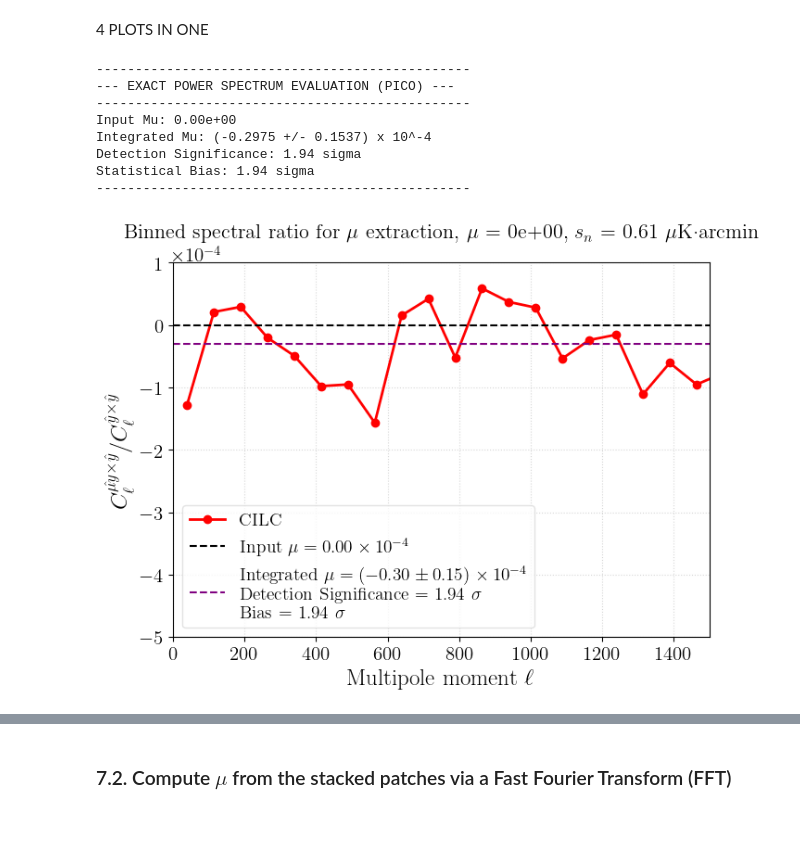
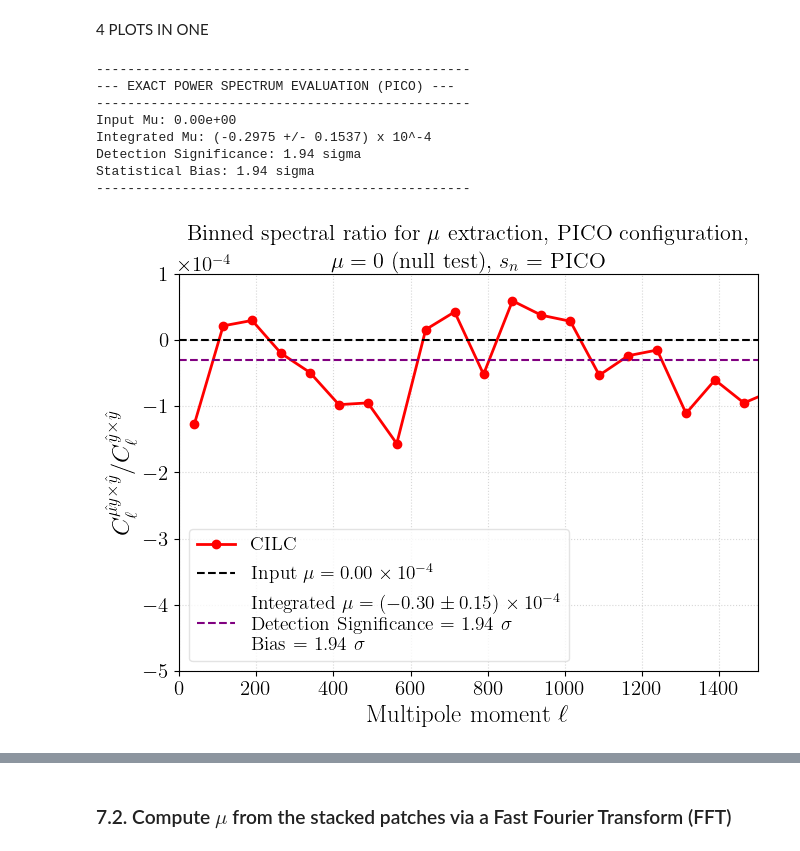
Before and after one commit to JoanRibotOliver/TFM, a Jupyter notebook: Code/CILC_0e+00_PICO_0.61muK_ch.ipynb, the cells around one changed output, grey strips where cells are left out. Drawn from its saved outputs; the diff is of its cells as text; code cells hidden in the pictures; blank space fills up the shorter version.

```diff
--- a/Code/CILC_0e+00_PICO_0.61muK_ch.ipynb
+++ b/Code/CILC_0e+00_PICO_0.61muK_ch.ipynb
@@ -4288,32 +4292,34 @@ ax.yaxis.set_major_formatter(formatter)
 
 # Augmentem també la mida de la font del multiplicador superior (el "x10^-5")
 ax.yaxis.get_offset_text().set_fontsize(15)
 
 # ============================================================================
 # --- LABELS, LEGEND I POLISHING ---
 # ============================================================================
-plt.title(rf'Binned spectral ratio for $\mu$ extraction, $\mu$ = {mu:.0e}, $s_n$ = {base_sensitivity_uk_arcmin:.2f} $\mu$K·arcmin')
+plt.title(rf"\begin{{center}} Binned spectral ratio for $\mu$ extraction, {freq_str_name} configuration,\\"
+    rf"$\mu = {mu_input/1e-4:.0f}$ (null test), $s_n = $ PICO \end{{center}}", pad=-12.5, loc='center')
+
 ax.set_xlabel(r'Multipole moment $\ell$')
 ax.set_ylabel(r'$C_{\ell}^{\hat{\mu y} \times \hat{y}} / C_{\ell}^{\hat{y} \times \hat{y}}$')
 
 ax.set_xlim(0, 1500)
 ax.set_ylim(-5e-4, 1e-4)
 ax.grid(True, linestyle=':', alpha=0.5)
 #ax.legend(loc='best', frameon=True, facecolor='white', edgecolor='gainsboro')
 ax.legend(loc='lower left', frameon=True, facecolor='white', edgecolor='gainsboro')
 plt.tight_layout()
 
 # Save Logic (ajusta el camí si vols guardar-los separats com a plot_1.pdf, plot_2.pdf, etc.)
 save_ps_path = f"/Users/joanribot/Desktop/Física/Màster UC - UIMP/2n semestre/TFM/Codes/Figures/CILC_{mu:.0e}_{freq_str_name}_0.61muK_ch/Power_Spectra/Full_Map_Binned_l1500_4plots.pdf"
 plt.savefig(save_ps_path, bbox_inches='tight', dpi=300)
 plt.show()
 # %% [output]
 ------------------------------------------------
 --- EXACT POWER SPECTRUM EVALUATION (PICO) ---
 ------------------------------------------------
 Input Mu: 0.00e+00
 Integrated Mu: (-0.2975 +/- 0.1537) x 10^-4
 Detection Significance: 1.94 sigma
 Statistical Bias: 1.94 sigma
 ------------------------------------------------
-[figure, old version]
+[figure, new version]
```
Also changed, not shown: parts of 8 cells of this notebook, 25 other files.
